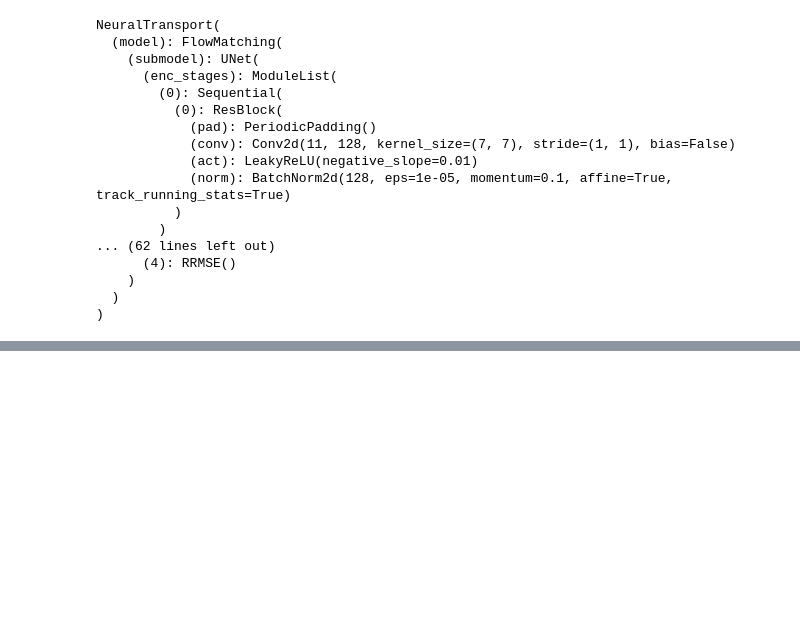
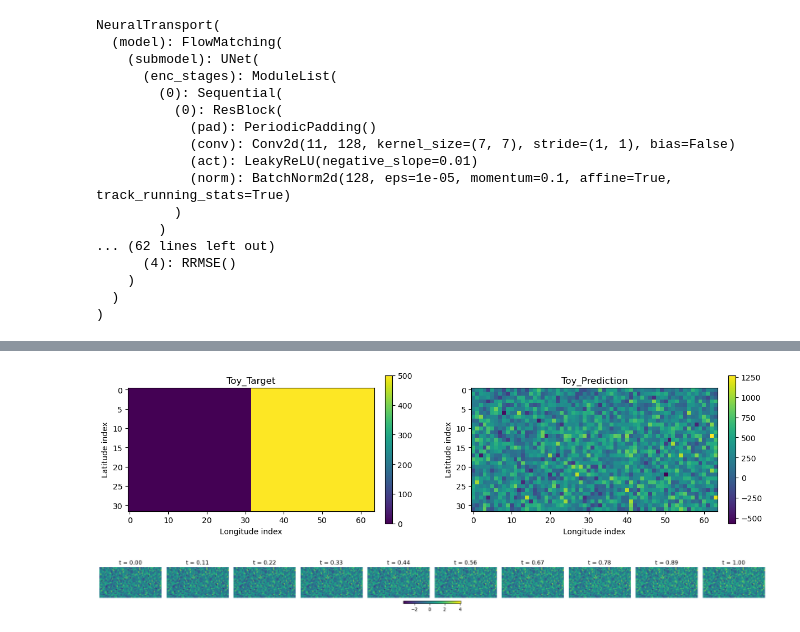
Before and after one commit to vitusbenson/neural_transport, a Jupyter notebook: neural_transport/flowmatching_dev/testScript.ipynb, the cells around one changed output, grey strips where cells are left out. Cells and saved outputs as stored; diff of their text form; code cells hidden in the pictures; blank space fills up the shorter version.

```diff
--- a/neural_transport/flowmatching_dev/testScript.ipynb
+++ b/neural_transport/flowmatching_dev/testScript.ipynb
@@ -1031,11 +1042,12 @@ plt.show()
 4. plot results
 # %%
 # checkpoint path
+
 # best
-best_ckpt_path = "/Net/Groups/BGI/work_5/CO2_diffusion/carbonbench/transport_models/carbontracker_lowres/flowmatching_dev/flowmatching_firstrun_20250730_dev/singlestep/checkpoints/Epoch=1-Step=776-LossVal=5596391.500000.ckpt"
+best_ckpt_path = "/Net/Groups/BGI/work_5/CO2_diffusion/carbonbench/transport_models/carbontracker_lowres/flowmatching_dev/flowmatching_firstrun_20250730_dev/singlestep/checkpoints/best.ckpt"
 
 # last
-last_ckpt_path = "/Net/Groups/BGI/work_5/CO2_diffusion/carbonbench/transport_models/carbontracker_lowres/flowmatching_dev/flowmatching_firstrun_20250730_dev/singlestep/checkpoints/latest-Epoch=25-Step=10000-LossVal=5799775.000000.ckpt"
+last_ckpt_path = "/Net/Groups/BGI/work_5/CO2_diffusion/carbonbench/transport_models/carbontracker_lowres/flowmatching_dev/flowmatching_firstrun_20250730_dev/singlestep/checkpoints/last.ckpt"
 # %%
 # lit module kwargs
 
@@ -1356,0 +1654,58 @@ Pred   min/max: 509.43417 648.1412
+# %%
+with torch.no_grad():
+    toy_output = flow_model(toy_batch_rl)
+# %%
+vlev = 0
+nlat, nlon = 32, 64
+
+toy_target = toy_batch_rl["co2massmix"][0].cpu().numpy()
+toy_pred = toy_output["co2massmix"][0].cpu().numpy()
+toy_target_2d = toy_target[:, vlev].reshape(nlat, nlon)
+toy_pred_2d = toy_pred[:, vlev].reshape(nlat, nlon)
+
+# vmin = min(target_2d.min(), pred_2d.min())
+# vmax = max(target_2d.max(), pred_2d.max())
+
+fig, axes = plt.subplots(1, 2, figsize=(14, 6))
+
+# Plot target
+im0 = axes[0].imshow(toy_target_2d[::-1], cmap="viridis") #, vmin=vmin, vmax=vmax
+axes[0].set_title("Toy_Target")
+axes[0].set_xlabel("Longitude index")
+axes[0].set_ylabel("Latitude index")
+fig.colorbar(im0, ax=axes[0], fraction=0.028, pad=0.04)
+
+# Plot prediction
+im1 = axes[1].imshow(toy_pred_2d[::-1], cmap="viridis") #, vmin=vmin, vmax=vmax
+axes[1].set_title("Toy_Prediction")
+axes[1].set_xlabel("Longitude index")
+axes[1].set_ylabel("Latitude index")
+fig.colorbar(im1, ax=axes[1], fraction=0.028, pad=0.04)
+
+# Adjust horizontal spacing between subplots
+plt.subplots_adjust(wspace=0.3)
+
+plt.show()
+# %% [output]
+[figure, added]
+# %%
+# trajectory.shape: (B=32, C=10, Nlat=32, Nlon=64, T=10) -> one batch (B=0), surface level (C=0)
+
+toy_trajectory = toy_output["trajectory"]  # [B C Nlat Nlon T]
+toy_sol_surface = toy_trajectory[0, 0, :, :]  # shape: [Nlat, Nlon, T]
+
+# plot
+fig, axs = plt.subplots(1, 10, figsize=(20, 2))
+
+vmin, vmax = toy_sol_surface.min(), toy_sol_surface.max()
+for i in range(10):
+    im = axs[i].imshow(toy_sol_surface[:, :, i], cmap="viridis", vmin=vmin, vmax=vmax)
+    axs[i].set_title(f"t = {i/9:.2f}")
+    axs[i].axis("off")
+
+plt.tight_layout()
+plt.colorbar(im, ax=axs, orientation='horizontal', fraction=0.05, pad=0.05)
+
+plt.show()
+# %% [output]
+[figure, added]
```
Also changed, not shown: parts of 22 cells of this notebook, 2 other files.
